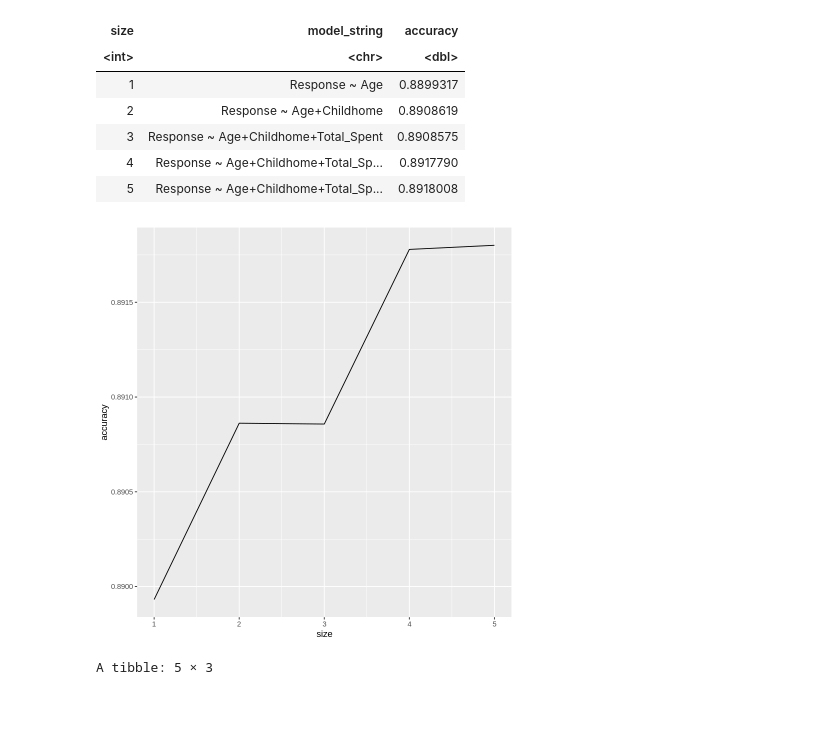
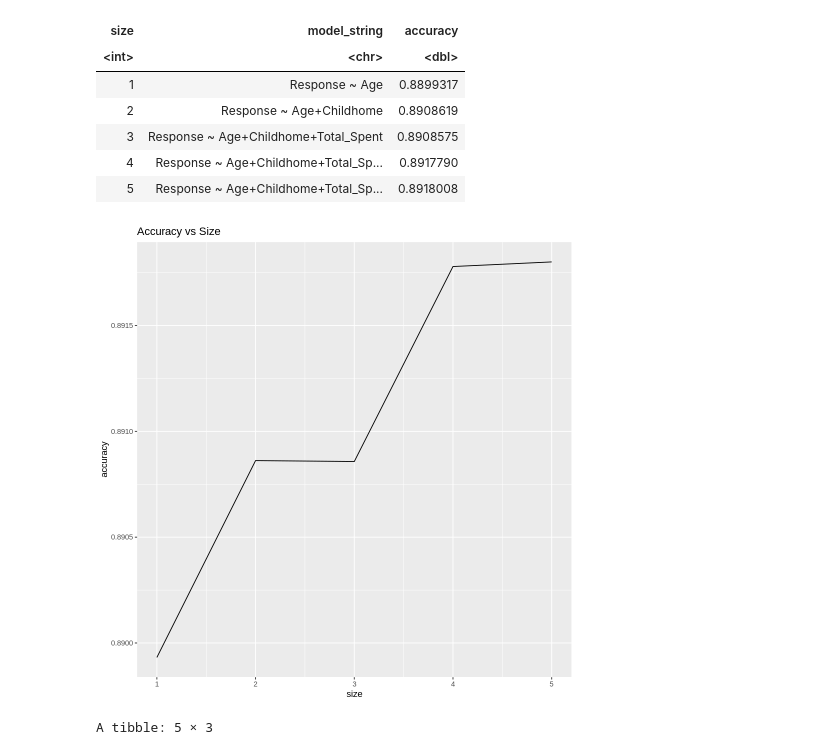
Before and after one commit to nchan315/DSCI_100_007_16_Project, a Jupyter notebook: Project.ipynb, the cells around one changed output. Saved outputs shown, nothing was run; the diff lists cells and outputs as text; code cells hidden in the pictures; blank space fills up the shorter version.

```diff
--- a/Project.ipynb
+++ b/Project.ipynb
@@ -254,10 +254,11 @@ A tibble: 5 × 3
 # %%
 yes_plot <- yes_accuracies |>
     ggplot(aes(size, accuracy)) +
-        geom_line()
+        geom_line()+
+        ggtitle("Accuracy vs Size")
 yes_plot
 # %% [output]
-[figure, old version]
+[figure, new version]
 # %%
 # Beginning of forward selection for No Relationship:
 # (may take a while to run)
```
Also changed, not shown: parts of 1 cell of this notebook.
